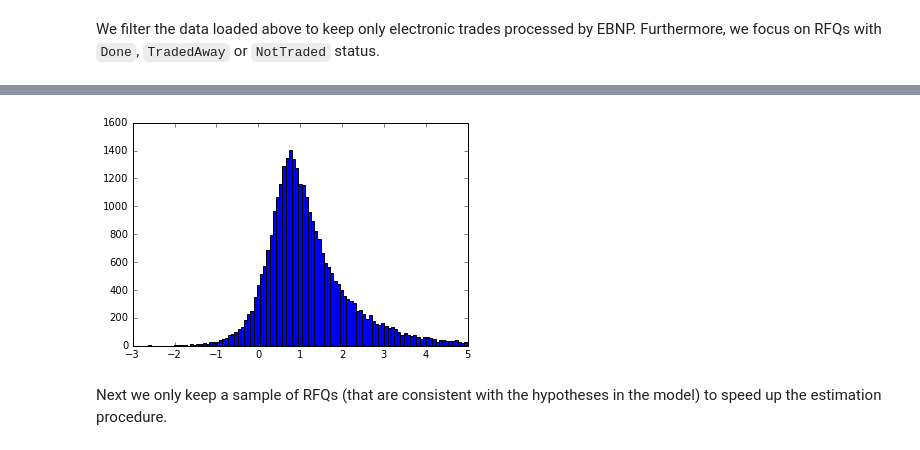
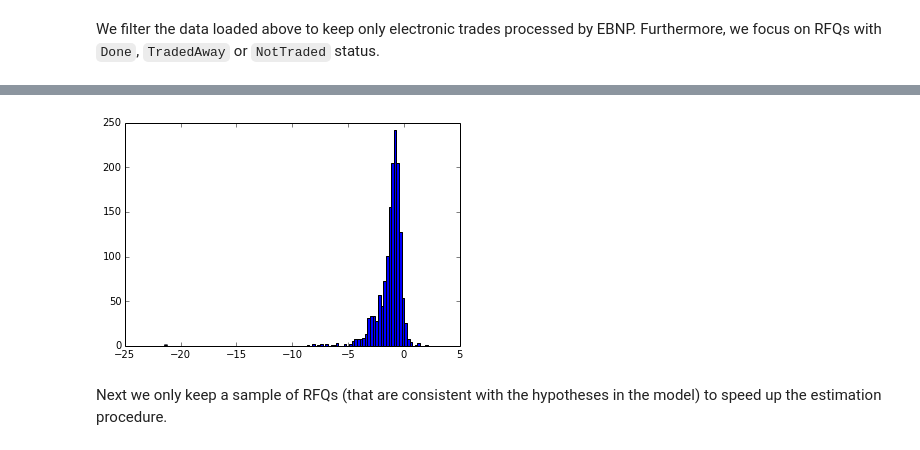
Before and after one commit to CompSquad/qmmc, a Jupyter notebook: examples/custom_modelisation.ipynb, the cells around one changed output, grey strips where cells are left out. Cells and saved outputs as stored; diff of their text form; code cells hidden in the pictures.

```diff
--- a/examples/custom_modelisation.ipynb
+++ b/examples/custom_modelisation.ipynb
@@ -16,12 +14,15 @@ df = pd.read_csv("/Users/arnaud/cellule/data/bnpp2/BNPPjoined.csv")
+# %%
+df = pd.read_csv("/home/jdf/BNPP/Sell_RFQs_250000.csv")
 # %% [markdown]
 We filter the data loaded above to keep only electronic trades processed by EBNP. Furthermore, we focus on RFQs with `Done`, `TradedAway` or `NotTraded` status.
 # %%
 idx_elec = df["VoiceElec"] == "ELEC"
 idx_venue = df["Venue"] == "EBNP"
 idx_hasmid = ~np.isnan(df["RFQCompositeMid"])
-idx_buy = df["BuySell"].values == "Buy"
+idx_buy = df["BuySell"].values == "Sell"
+# idx_ni = df["NbDealers"] == 2
+# df = df[idx_buy & idx_hasmid & idx_venue & idx_elec & idx_ni]
 df = df[idx_buy & idx_hasmid & idx_venue & idx_elec]
-
 idx_done = df["TradeStatus"].values == "Done"
 idx_traded_away = df["TradeStatus"].values == "TradedAway"
 idx_not_traded = df["TradeStatus"].values == "NotTraded"
@@ -62,9 +64,9 @@ data.describe()
 # %%
-c = 'C1'
+c = 'C2'
 plt.hist(data[c][~np.isnan(data[c])].values, bins=100)
 plt.show()
 # %% [output]
-[figure, old version]
+[figure, new version]
 # %% [markdown]
 Next we only keep a sample of RFQs (that are consistent with the hypotheses in the model) to speed up the estimation procedure.
 # %%
```
Also changed, not shown: parts of 13 cells of this notebook, 1 other file.
